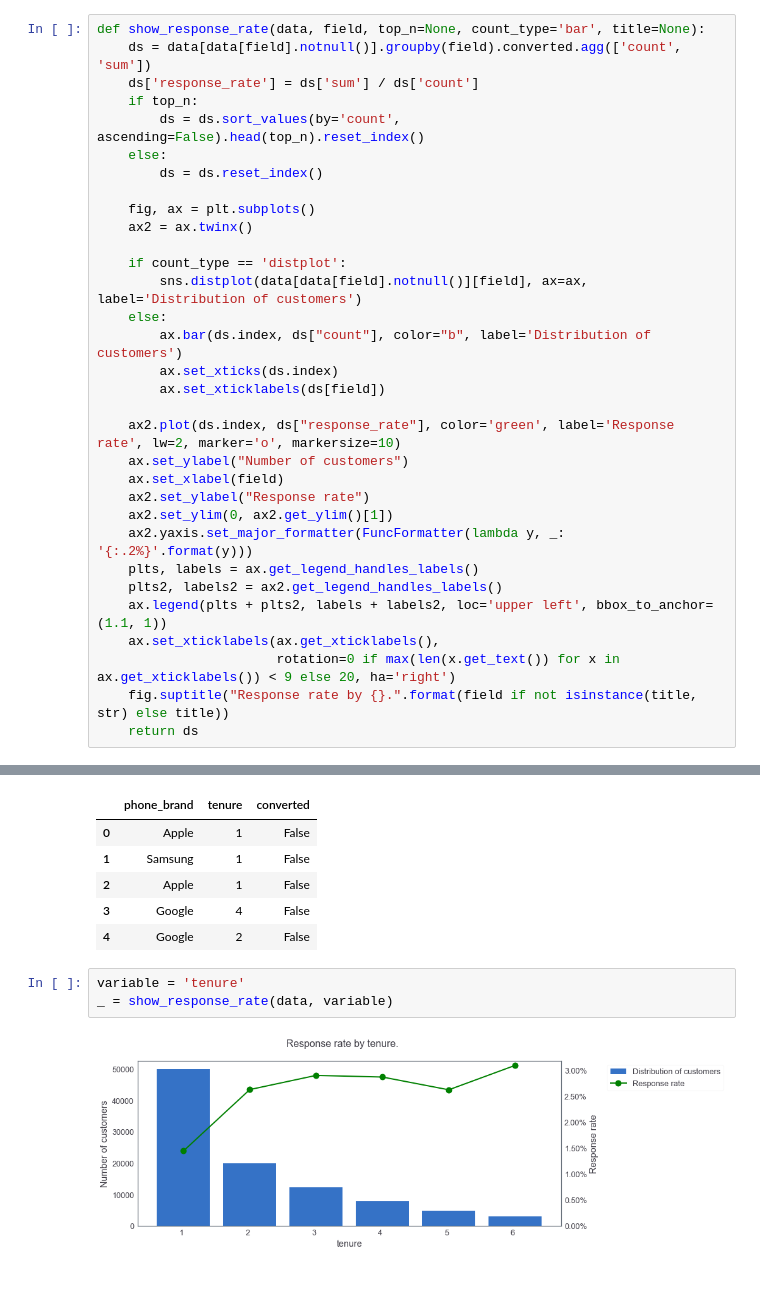
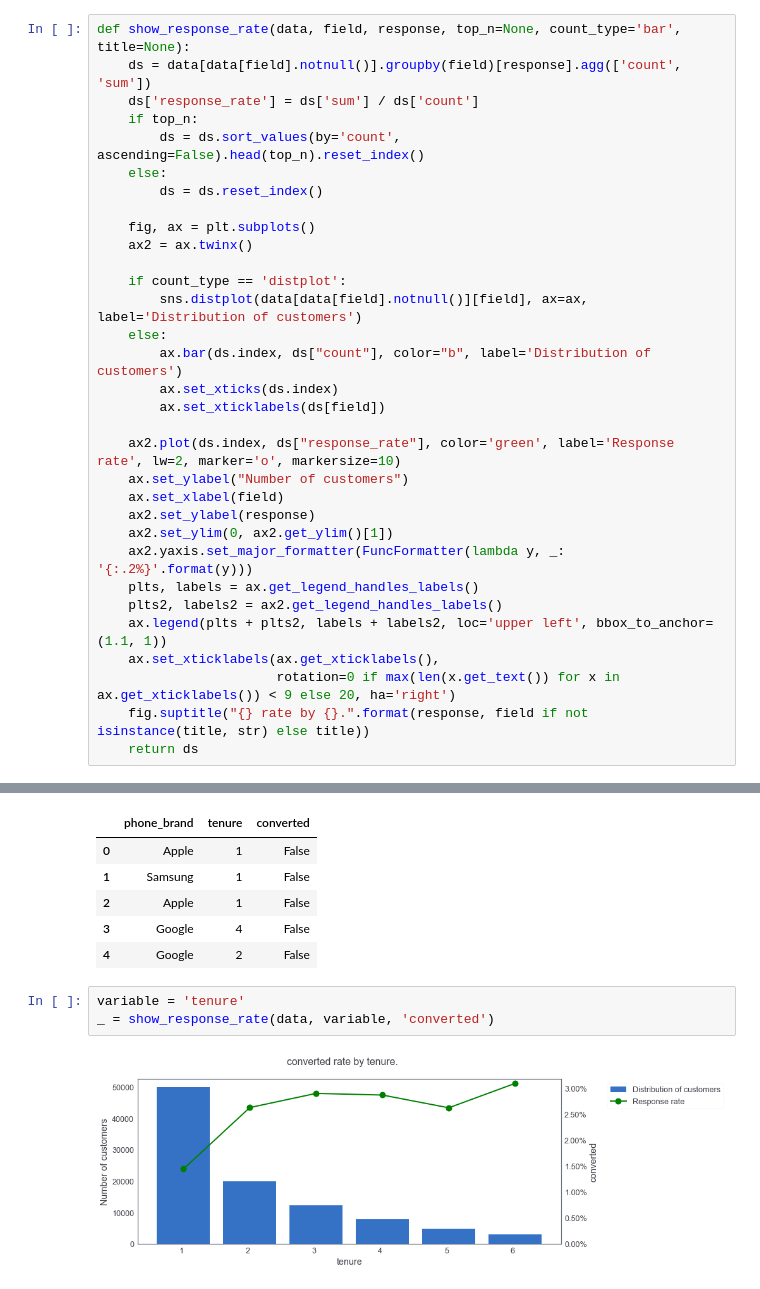
Before and after one commit to nicotom/visualization_catalog, a Jupyter notebook: Complex/response_rate_and_distribution.ipynb, the cells around one changed output, grey strips where cells are left out. Saved outputs shown, nothing was run; the diff lists cells and outputs as text.

Commit message:
Fix conversion rate variable function

```diff
--- a/Complex/response_rate_and_distribution.ipynb
+++ b/Complex/response_rate_and_distribution.ipynb
@@ -12,8 +12,8 @@ import seaborn as sns
 warnings.filterwarnings("ignore",category=matplotlib.cbook.mplDeprecation)
 jtplot.style(figsize=(15, 6), grid=False)
 # %%
-def show_response_rate(data, field, top_n=None, count_type='bar', title=None):
-    ds = data[data[field].notnull()].groupby(field).converted.agg(['count', 'sum'])
+def show_response_rate(data, field, response, top_n=None, count_type='bar', title=None):
+    ds = data[data[field].notnull()].groupby(field)[response].agg(['count', 'sum'])
     ds['response_rate'] = ds['sum'] / ds['count']
     if top_n:
         ds = ds.sort_values(by='count', ascending=False).head(top_n).reset_index()
@@ -33,7 +33,7 @@ def show_response_rate(data, field, top_n=None, count_type='bar', title=None):
     ax2.plot(ds.index, ds["response_rate"], color='green', label='Response rate', lw=2, marker='o', markersize=10)
     ax.set_ylabel("Number of customers")
     ax.set_xlabel(field)
-    ax2.set_ylabel("Response rate")
+    ax2.set_ylabel(response)
     ax2.set_ylim(0, ax2.get_ylim()[1])
     ax2.yaxis.set_major_formatter(FuncFormatter(lambda y, _: '{:.2%}'.format(y)))
     plts, labels = ax.get_legend_handles_labels()
@@ -41,6 +41,6 @@ def show_response_rate(data, field, top_n=None, count_type='bar', title=None):
     ax.legend(plts + plts2, labels + labels2, loc='upper left', bbox_to_anchor=(1.1, 1))
     ax.set_xticklabels(ax.get_xticklabels(),
                        rotation=0 if max(len(x.get_text()) for x in ax.get_xticklabels()) < 9 else 20, ha='right')
-    fig.suptitle("Response rate by {}.".format(field if not isinstance(title, str) else title))
+    fig.suptitle("{} rate by {}.".format(response, field if not isinstance(title, str) else title))
     return ds
 # %%
@@ -136,7 +136,7 @@ data.head()
 | 4 | Google | 2 | False |
 # %%
 variable = 'tenure'
-_ = show_response_rate(data, variable)
+_ = show_response_rate(data, variable, 'converted')
 # %% [output]
-[figure, old version]
+[figure, new version]
 # %%
```
Also changed, not shown: parts of 2 cells of this notebook.
